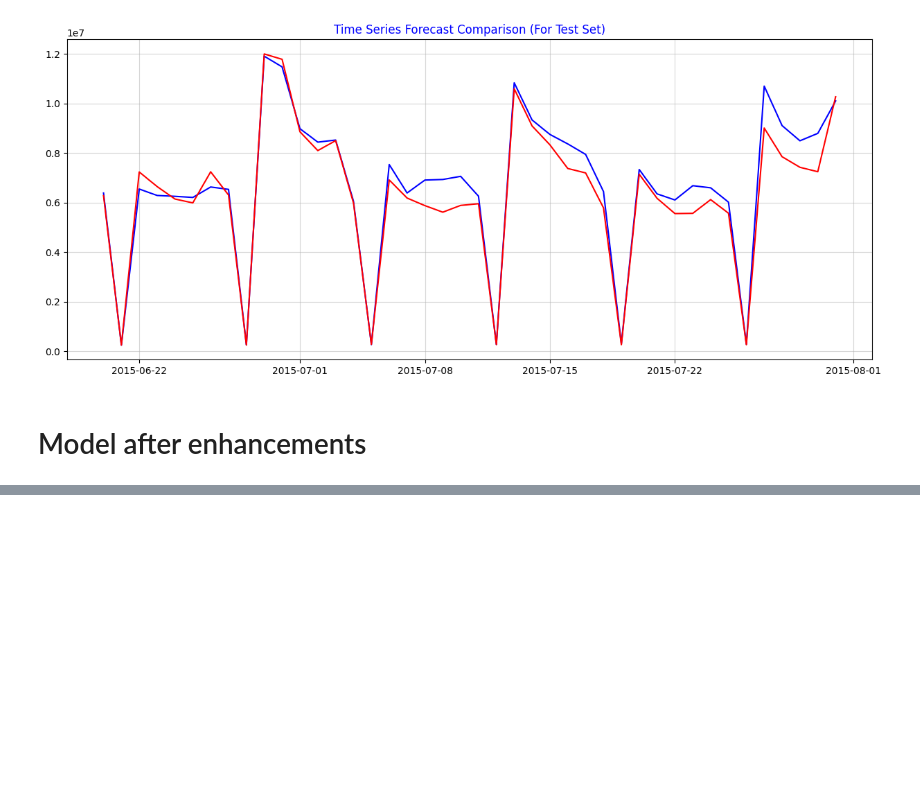
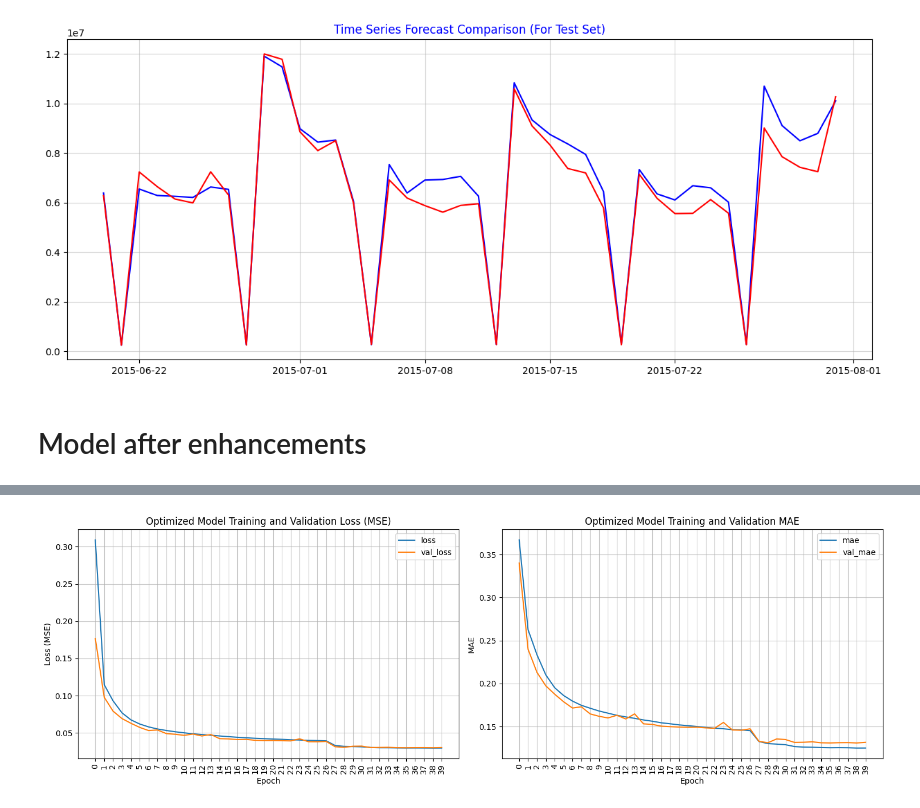
Before and after one commit to mohamedseif-10/Sales-Forecasting, a Jupyter notebook: Notebooks/Models/NN.ipynb, the cells around one changed output, grey strips where cells are left out. Cells and saved outputs as stored; diff of their text form; code cells hidden in the pictures; blank space fills up the shorter version.

```diff
--- a/Notebooks/Models/NN.ipynb
+++ b/Notebooks/Models/NN.ipynb
@@ -581,26 +482,30 @@ y_predicted = final_model.predict(X_test_scaled).flatten()
 # %%
 history_df = pd.DataFrame(history_final.history)
 fig, axes = plt.subplots(nrows=1, ncols=2, figsize=(15, 5))
 history_df[["loss", "val_loss"]].plot(
     ax=axes[0],
     title="Optimized Model Training and Validation Loss (MSE)",
     xlabel="Epoch",
     ylabel="Loss (MSE)",
 )
-axes[0].grid(True)
+axes[0].grid(True, alpha = 0.7)
 axes[0].set_xticks(history_df.index)
+axes[0].tick_params(axis="x", rotation=90)
 
 history_df[["mae", "val_mae"]].plot(
     ax=axes[1],
     title="Optimized Model Training and Validation MAE",
     xlabel="Epoch",
     ylabel="MAE",
 )
-axes[1].grid(True)
+axes[1].grid(True, alpha = 0.7)
 axes[1].set_xticks(history_df.index)
-
+axes[1].tick_params(axis="x", rotation=90)
+plt.xticks(rotation = 90)
 plt.tight_layout()
 plt.show()
+# %% [output]
+[figure, added]
 # %%
 feature_names = preprocessor.get_feature_names_out()
 
```
Also changed, not shown: parts of 5 cells of this notebook.
